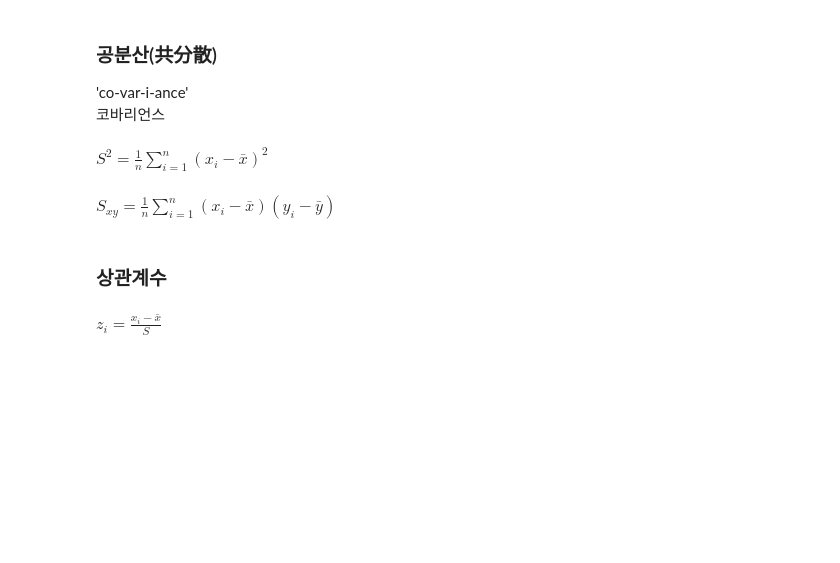
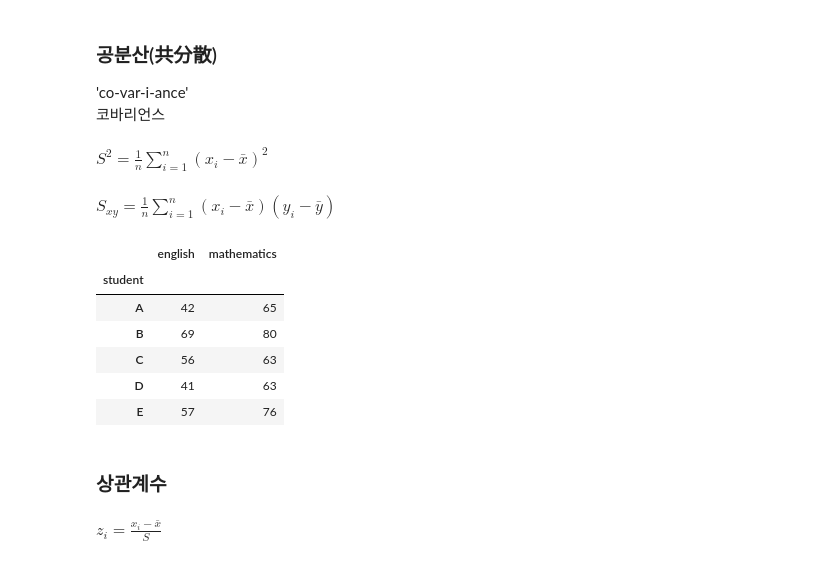
Before and after one commit to aprilslab/statistics-lab, a Jupyter notebook: w03/chap03.ipynb, the cells around one changed output. Cells and saved outputs as stored; diff of their text form; code cells hidden in the pictures; blank space fills up the shorter version.

```diff
--- a/w03/chap03.ipynb
+++ b/w03/chap03.ipynb
@@ -230,6 +250,16 @@ summary_df
 #[(1,0),(1,1)]
 cov_mat =
 cov_mat
+# %%
+scores_df.head()
+# %% [output]
+|  | english | mathematics |
+| student |  |  |
+| A | 42 | 65 |
+| B | 69 | 80 |
+| C | 56 | 63 |
+| D | 41 | 63 |
+| E | 57 | 76 |
 # %%
 # pandas에서도 cov 함수를 제공한다.
 # %%
```
Also changed, not shown: parts of 6 cells of this notebook, 16 other files.
